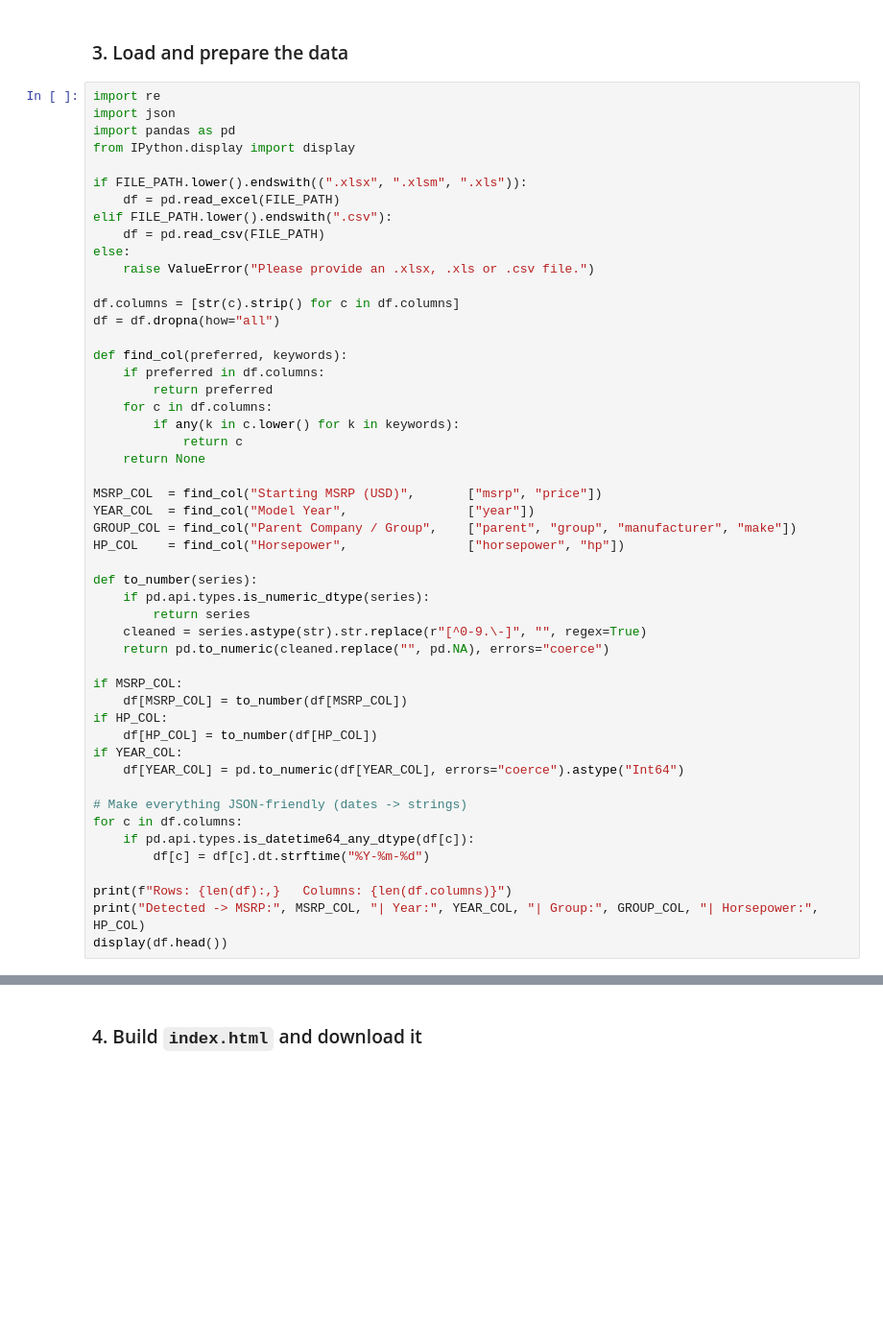
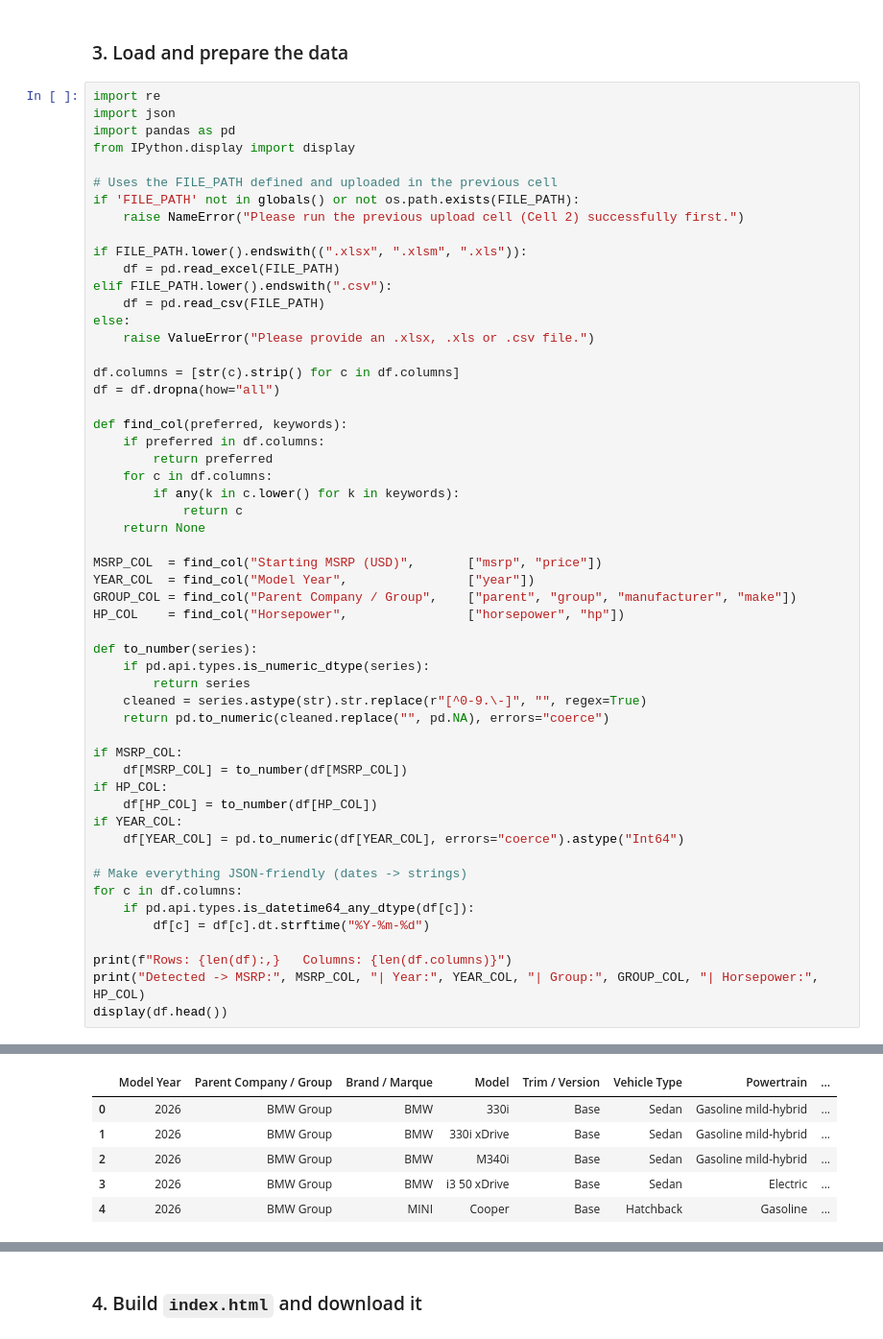
Before and after one commit to Alexis200216/Difference-between-2020-and-2026-Automotive-Groups, a Jupyter notebook: Automotive_Static_Site_Builder.ipynb, the cells around one changed output, grey strips where cells are left out. Shown at 96% size. Cells and saved outputs as stored; diff of their text form; blank space fills up the shorter version.

```diff
--- a/Automotive_Static_Site_Builder.ipynb
+++ b/Automotive_Static_Site_Builder.ipynb
@@ -44,6 +51,10 @@ import re
 import json
 import pandas as pd
 from IPython.display import display
+
+# Uses the FILE_PATH defined and uploaded in the previous cell
+if 'FILE_PATH' not in globals() or not os.path.exists(FILE_PATH):
+    raise NameError("Please run the previous upload cell (Cell 2) successfully first.")
 
 if FILE_PATH.lower().endswith((".xlsx", ".xlsm", ".xls")):
     df = pd.read_excel(FILE_PATH)
@@ -89,3 +100,4 @@ for c in df.columns:
 print(f"Rows: {len(df):,}   Columns: {len(df.columns)}")
 print("Detected -> MSRP:", MSRP_COL, "| Year:", YEAR_COL, "| Group:", GROUP_COL, "| Horsepower:", HP_COL)
 display(df.head())
+# %% [output]
@@ -91,0 +106,6 @@ display(df.head())
+|  | Model Year | Parent Company / Group | Brand / Marque | Model | Trim / Version | Vehicle Type | Powertrain | ... |
+| 0 | 2026 | BMW Group | BMW | 330i | Base | Sedan | Gasoline mild-hybrid | ... |
+| 1 | 2026 | BMW Group | BMW | 330i xDrive | Base | Sedan | Gasoline mild-hybrid | ... |
+| 2 | 2026 | BMW Group | BMW | M340i | Base | Sedan | Gasoline mild-hybrid | ... |
+| 3 | 2026 | BMW Group | BMW | i3 50 xDrive | Base | Sedan | Electric | ... |
+| 4 | 2026 | BMW Group | MINI | Cooper | Base | Hatchback | Gasoline | ... |
```
Also changed, not shown: parts of 10 cells of this notebook.
